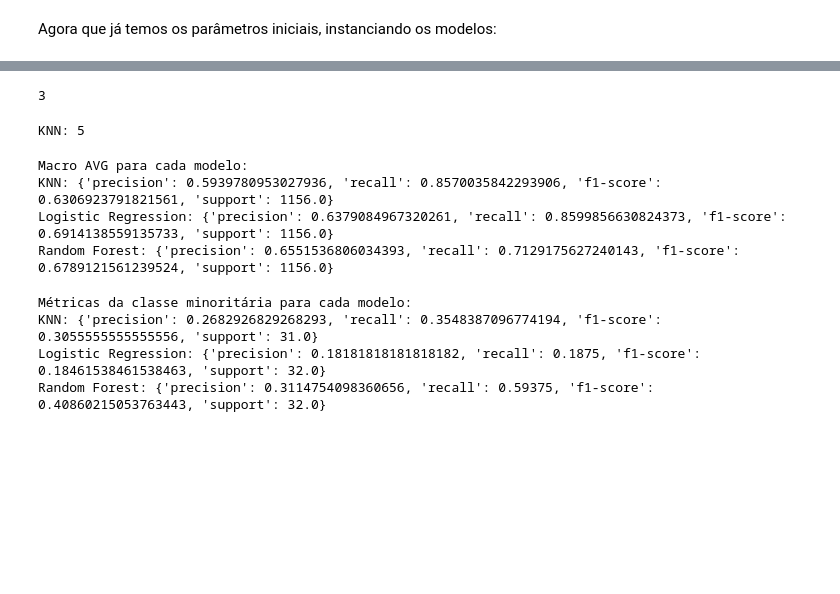
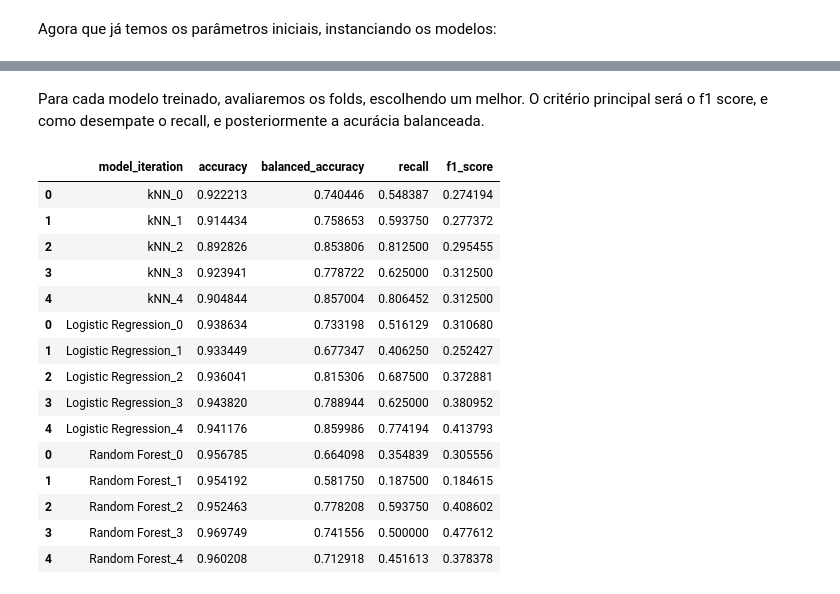
Before and after one commit to lipecorradini/mc853, a Jupyter notebook: training.ipynb, the cells around one changed output, grey strips where cells are left out. Drawn from its saved outputs; the diff is of its cells as text; code cells hidden in the pictures; blank space fills up the shorter version.

```diff
--- a/training.ipynb
+++ b/training.ipynb
@@ -173,28 +191,26 @@ Added report!  5
-# %%
-print(len(all_reports))
-# %% [output]
-3
-# %%
-print(f"KNN: {len(all_reports['kNN'])}")
-# %% [output]
-KNN: 5
-# %%
-print("Macro AVG para cada modelo:")
-print(f"KNN: {all_reports['kNN'][-1]['macro avg']}")
-print(f"Logistic Regression: {all_reports['Logistic Regression'][-1]['macro avg']}")
-print(f"Random Forest: {all_reports['Random Forest'][-1]['macro avg']}")
-# %% [output]
-Macro AVG para cada modelo:
-KNN: {'precision': 0.5939780953027936, 'recall': 0.8570035842293906, 'f1-score': 0.6306923791821561, 'support': 1156.0}
-Logistic Regression: {'precision': 0.6379084967320261, 'recall': 0.8599856630824373, 'f1-score': 0.6914138559135733, 'support': 1156.0}
-Random Forest: {'precision': 0.6551536806034393, 'recall': 0.7129175627240143, 'f1-score': 0.6789121561239524, 'support': 1156.0}
-# %%
-print("Métricas da classe minoritária para cada modelo:")
-print(f"KNN: {all_reports[0]['1']}")
-print(f"Logistic Regression: {all_reports[1]['1']}")
-print(f"Random Forest: {all_reports[2]['1']}")
-# %% [output]
-Métricas da classe minoritária para cada modelo:
-KNN: {'precision': 0.2682926829268293, 'recall': 0.3548387096774194, 'f1-score': 0.3055555555555556, 'support': 31.0}
-Logistic Regression: {'precision': 0.18181818181818182, 'recall': 0.1875, 'f1-score': 0.18461538461538463, 'support': 32.0}
-Random Forest: {'precision': 0.3114754098360656, 'recall': 0.59375, 'f1-score': 0.40860215053763443, 'support': 32.0}
+# %% [markdown]
+Para cada modelo treinado, avaliaremos os folds, escolhendo um melhor. O critério principal será o f1 score, e como desempate o recall, e posteriormente a acurácia balanceada.
+# %%
+metrics_knn = pd.DataFrame(all_reports['kNN'], columns=['model_iteration','accuracy', 'balanced_accuracy', 'recall', 'f1_score'])
+metrics_logreg = pd.DataFrame(all_reports['Logistic Regression'], columns=['model_iteration', 'accuracy', 'balanced_accuracy', 'recall', 'f1_score'])
+metrics_rf = pd.DataFrame(all_reports['Random Forest'], columns=['model_iteration', 'accuracy', 'balanced_accuracy', 'recall', 'f1_score'])
+
+metrics = pd.concat([metrics_knn, metrics_logreg, metrics_rf], axis=0)
+metrics
+# %% [output]
+|  | model_iteration | accuracy | balanced_accuracy | recall | f1_score |
+| 0 | kNN_0 | 0.922213 | 0.740446 | 0.548387 | 0.274194 |
+| 1 | kNN_1 | 0.914434 | 0.758653 | 0.593750 | 0.277372 |
+| 2 | kNN_2 | 0.892826 | 0.853806 | 0.812500 | 0.295455 |
+| 3 | kNN_3 | 0.923941 | 0.778722 | 0.625000 | 0.312500 |
+| 4 | kNN_4 | 0.904844 | 0.857004 | 0.806452 | 0.312500 |
+| 0 | Logistic Regression_0 | 0.938634 | 0.733198 | 0.516129 | 0.310680 |
+| 1 | Logistic Regression_1 | 0.933449 | 0.677347 | 0.406250 | 0.252427 |
+| 2 | Logistic Regression_2 | 0.936041 | 0.815306 | 0.687500 | 0.372881 |
+| 3 | Logistic Regression_3 | 0.943820 | 0.788944 | 0.625000 | 0.380952 |
+| 4 | Logistic Regression_4 | 0.941176 | 0.859986 | 0.774194 | 0.413793 |
+| 0 | Random Forest_0 | 0.956785 | 0.664098 | 0.354839 | 0.305556 |
+| 1 | Random Forest_1 | 0.954192 | 0.581750 | 0.187500 | 0.184615 |
+| 2 | Random Forest_2 | 0.952463 | 0.778208 | 0.593750 | 0.408602 |
+| 3 | Random Forest_3 | 0.969749 | 0.741556 | 0.500000 | 0.477612 |
+| 4 | Random Forest_4 | 0.960208 | 0.712918 | 0.451613 | 0.378378 |
```
Also changed, not shown: parts of 15 cells of this notebook, 1 other file.
